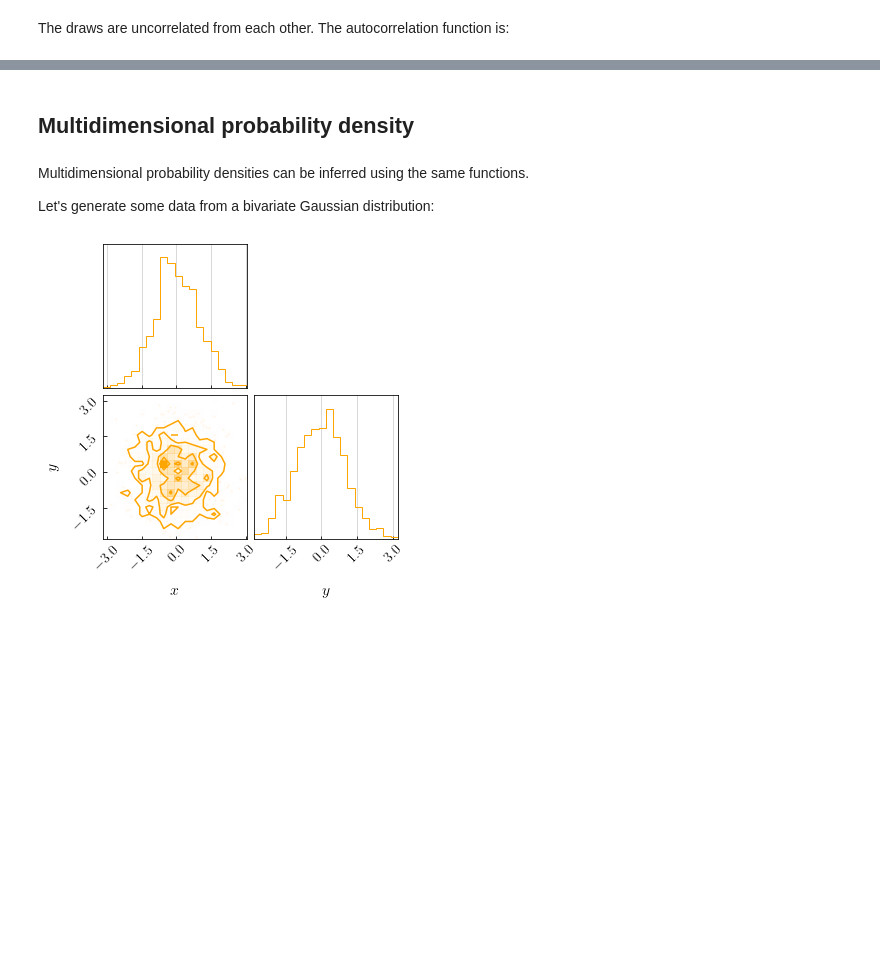
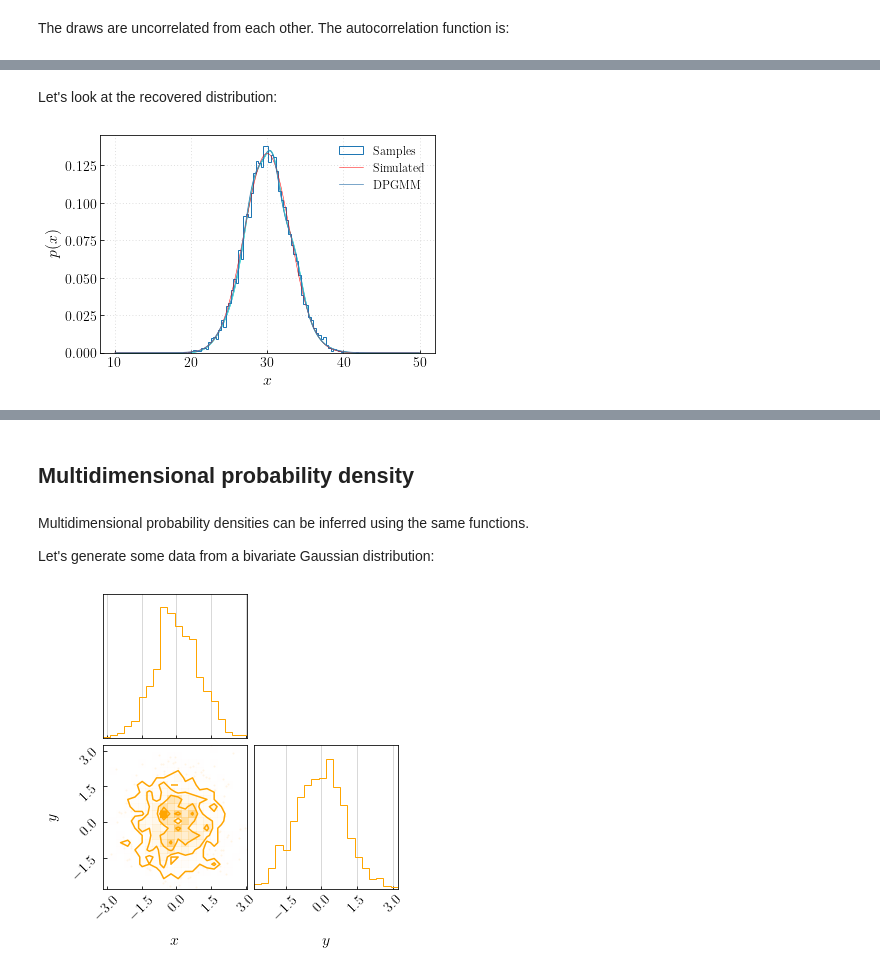
Before and after one commit to sterinaldi/FIGARO, a Jupyter notebook: notebooks/introductive_guide.ipynb, the cells around one changed output, grey strips where cells are left out. Drawn from its saved outputs; the diff is of its cells as text; code cells hidden in the pictures; blank space fills up the shorter version.

```diff
--- a/notebooks/introductive_guide.ipynb
+++ b/notebooks/introductive_guide.ipynb
@@ -129,0 +159,20 @@ autocorrelation(draws, bounds = [20, 40], save = False, show = True)
+# %%
+n_samps = 5000
+samples = dist.rvs(n_samps)
+
+mix.initialise()
+updated_mixture = []
+
+for s in tqdm(samples):
+    mix.add_new_point(s)
+    updated_mixture.append(mix.build_mixture())
+# %% [markdown]
+Let's look at the recovered distribution:
+# %%
+plot_median_cr([updated_mixture[-1]],
+               injected = dist.pdf,
+               samples  = samples,
+               save     = False,
+               )
+# %% [output]
+[figure, added]
```
Also changed, not shown: parts of 15 cells of this notebook.
